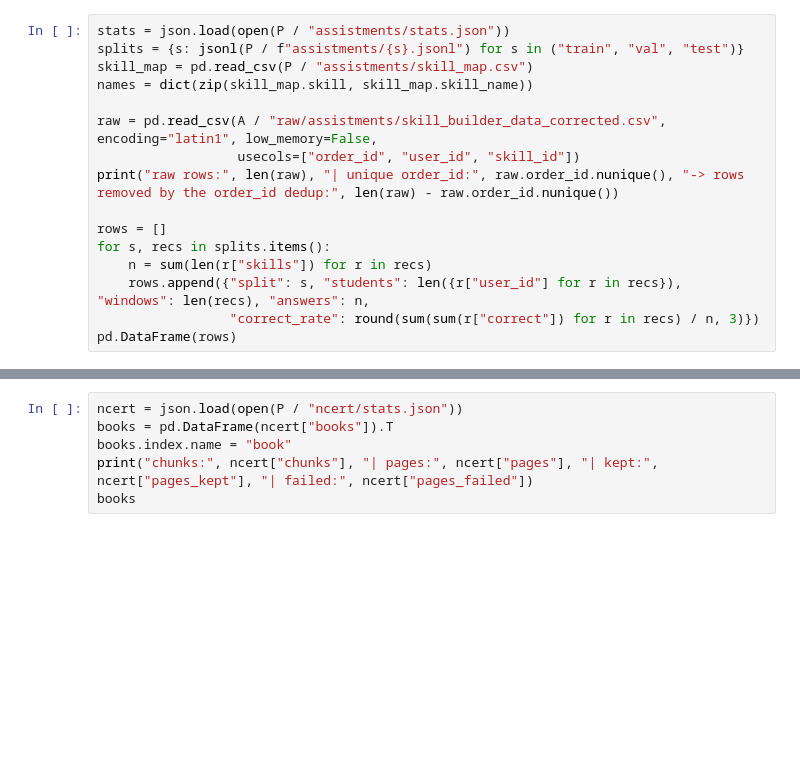
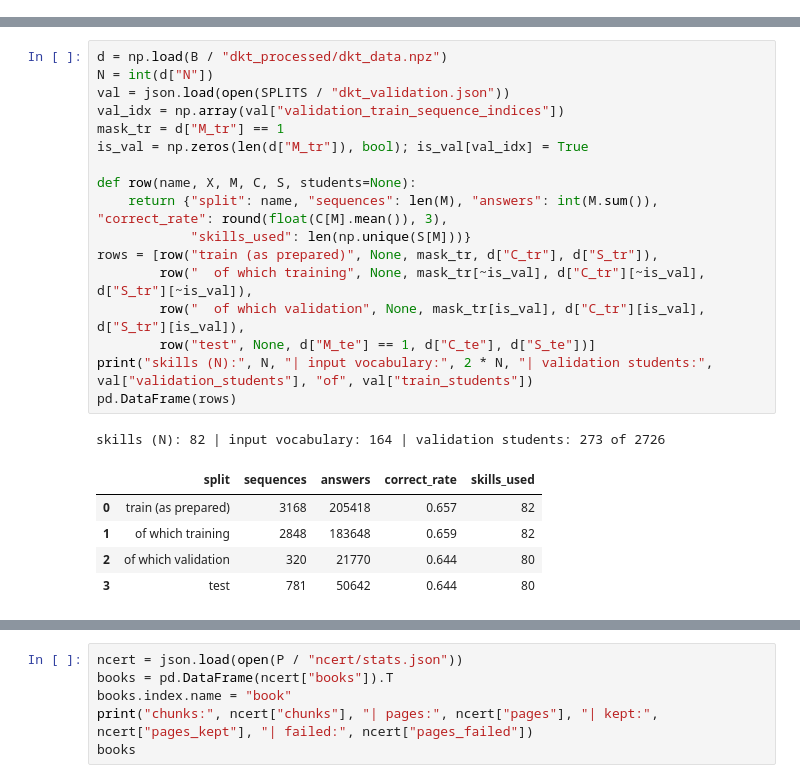
Before and after one commit to Hariomkr147/Group-2-DS-and-AI-Lab-Project, a Jupyter notebook: docs/milestone-2/Milestone2_EDA.ipynb, the cells around one changed output, grey strips where cells are left out. Saved outputs shown, nothing was run; the diff lists cells and outputs as text; blank space fills up the shorter version.

```diff
--- a/docs/milestone-2/Milestone2_EDA.ipynb
+++ b/docs/milestone-2/Milestone2_EDA.ipynb
@@ -49,16 +33,0 @@ We use it to train the learner model (DKT) that predicts the chance of a correct
-# %%
-stats = json.load(open(P / "assistments/stats.json"))
-splits = {s: jsonl(P / f"assistments/{s}.jsonl") for s in ("train", "val", "test")}
-skill_map = pd.read_csv(P / "assistments/skill_map.csv")
-names = dict(zip(skill_map.skill, skill_map.skill_name))
-
-raw = pd.read_csv(A / "raw/assistments/skill_builder_data_corrected.csv", encoding="latin1", low_memory=False,
-                  usecols=["order_id", "user_id", "skill_id"])
-print("raw rows:", len(raw), "| unique order_id:", raw.order_id.nunique(), "-> rows removed by the order_id dedup:", len(raw) - raw.order_id.nunique())
-
-rows = []
-for s, recs in splits.items():
-    n = sum(len(r["skills"]) for r in recs)
-    rows.append({"split": s, "students": len({r["user_id"] for r in recs}), "windows": len(recs), "answers": n,
-                 "correct_rate": round(sum(sum(r["correct"]) for r in recs) / n, 3)})
-pd.DataFrame(rows)
@@ -115,0 +52,24 @@ skills with fewer than 100 train answers: 33 of 149
+# %%
+d = np.load(B / "dkt_processed/dkt_data.npz")
+N = int(d["N"])
+val = json.load(open(SPLITS / "dkt_validation.json"))
+val_idx = np.array(val["validation_train_sequence_indices"])
+mask_tr = d["M_tr"] == 1
+is_val = np.zeros(len(d["M_tr"]), bool); is_val[val_idx] = True
+
+def row(name, X, M, C, S, students=None):
+    return {"split": name, "sequences": len(M), "answers": int(M.sum()), "correct_rate": round(float(C[M].mean()), 3),
+            "skills_used": len(np.unique(S[M]))}
+rows = [row("train (as prepared)", None, mask_tr, d["C_tr"], d["S_tr"]),
+        row("  of which training", None, mask_tr[~is_val], d["C_tr"][~is_val], d["S_tr"][~is_val]),
+        row("  of which validation", None, mask_tr[is_val], d["C_tr"][is_val], d["S_tr"][is_val]),
+        row("test", None, d["M_te"] == 1, d["C_te"], d["S_te"])]
+print("skills (N):", N, "| input vocabulary:", 2 * N, "| validation students:", val["validation_students"], "of", val["train_students"])
+pd.DataFrame(rows)
+# %% [output]
+skills (N): 82 | input vocabulary: 164 | validation students: 273 of 2726
+|  | split | sequences | answers | correct_rate | skills_used |
+| 0 | train (as prepared) | 3168 | 205418 | 0.657 | 82 |
+| 1 | of which training | 2848 | 183648 | 0.659 | 82 |
+| 2 | of which validation | 320 | 21770 | 0.644 | 80 |
+| 3 | test | 781 | 50642 | 0.644 | 80 |
```
Also changed, not shown: parts of 31 cells of this notebook, 13 other files.
